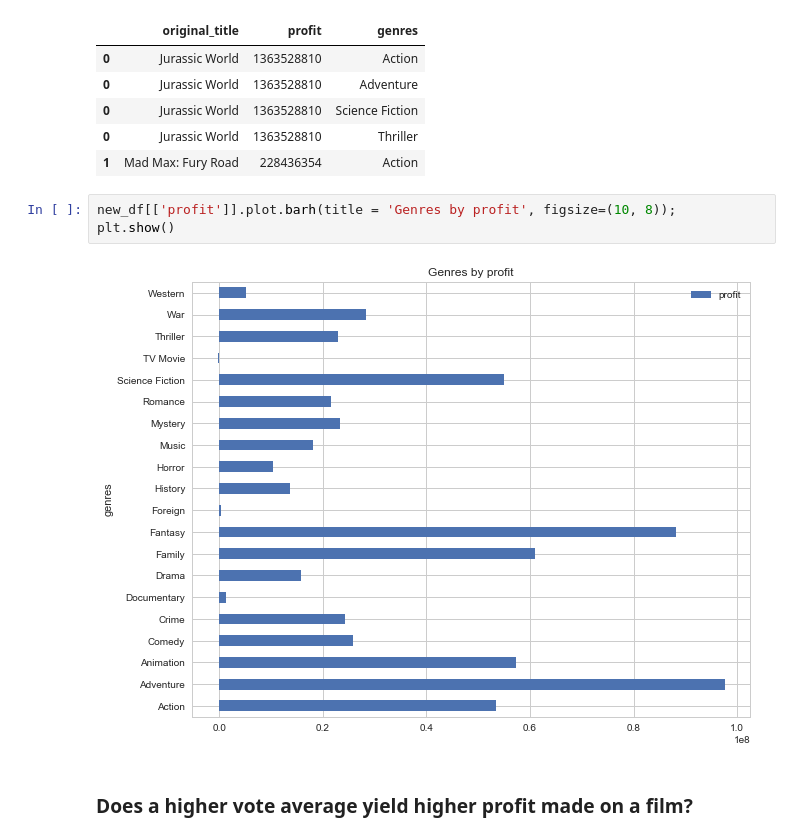
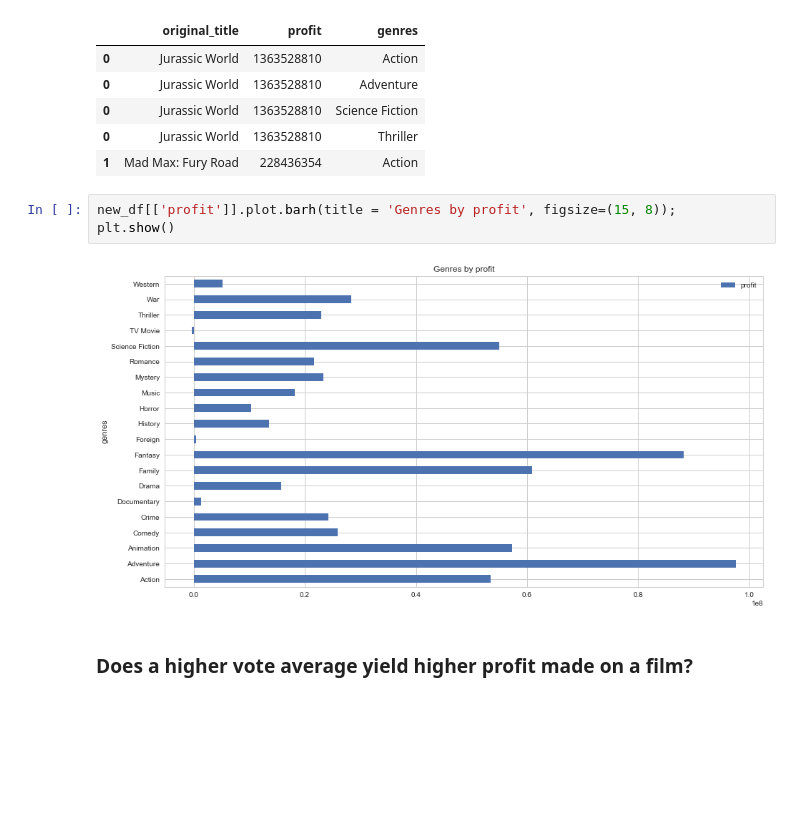
Before and after one commit to sian-nadin/Investigate-movie-genres, a Jupyter notebook: investigate-a-dataset-template.ipynb, the cells around one changed output. Cells and saved outputs as stored; diff of their text form; blank space fills up the shorter version.

```diff
--- a/investigate-a-dataset-template.ipynb
+++ b/investigate-a-dataset-template.ipynb
@@ -190,10 +178,10 @@ profit_and_genres_df.head()
 | 0 | Jurassic World | 1363528810 | Thriller |
 | 1 | Mad Max: Fury Road | 228436354 | Action |
 # %%
-new_df[['profit']].plot.barh(title = 'Genres by profit', figsize=(10, 8));
+new_df[['profit']].plot.barh(title = 'Genres by profit', figsize=(15, 8));
 plt.show()
 # %% [output]
-[figure, old version]
+[figure, new version]
 # %% [markdown]
 ### Does a higher vote average yield higher profit made on a film?
 # %%
```
Also changed, not shown: parts of 12 cells of this notebook.
